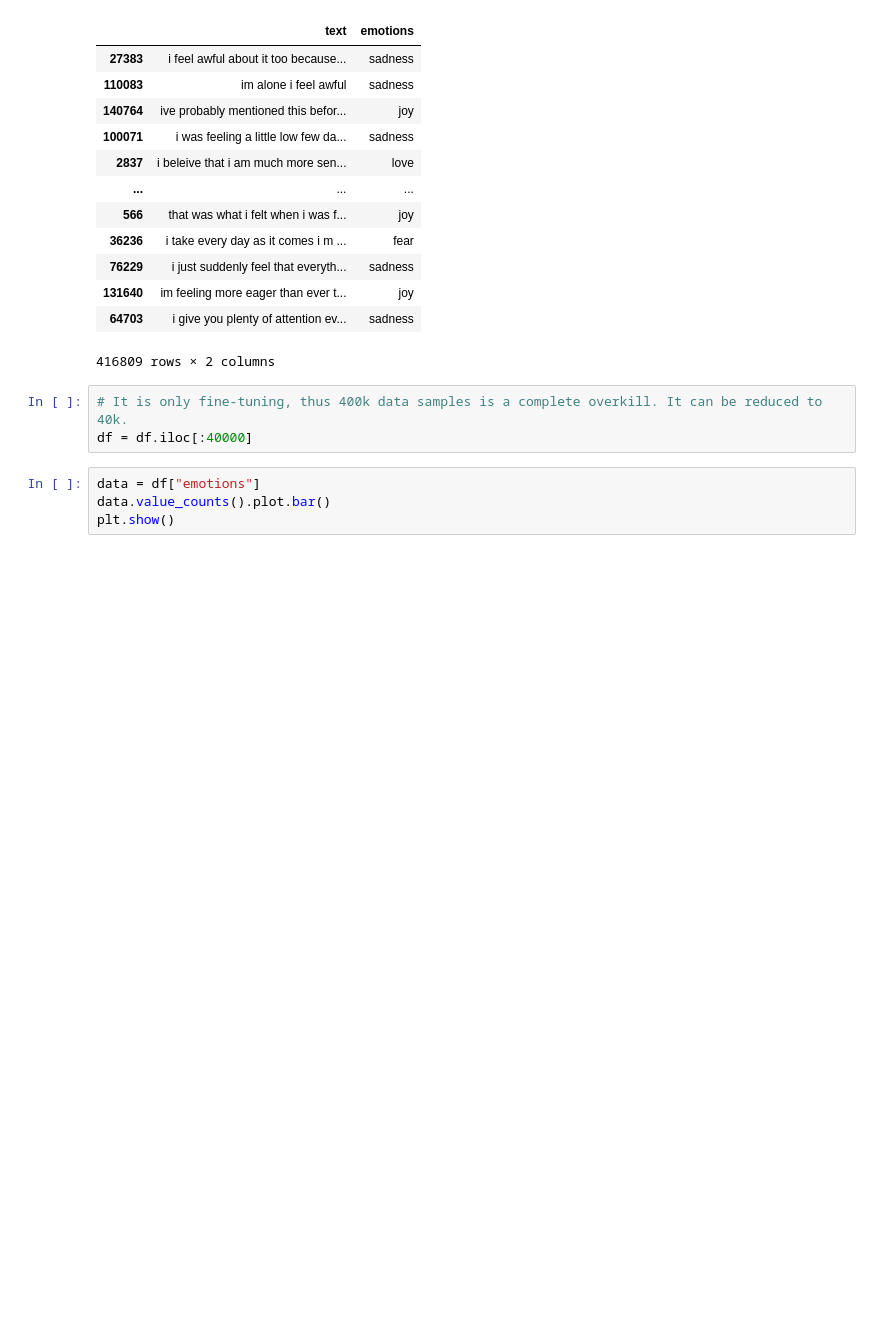
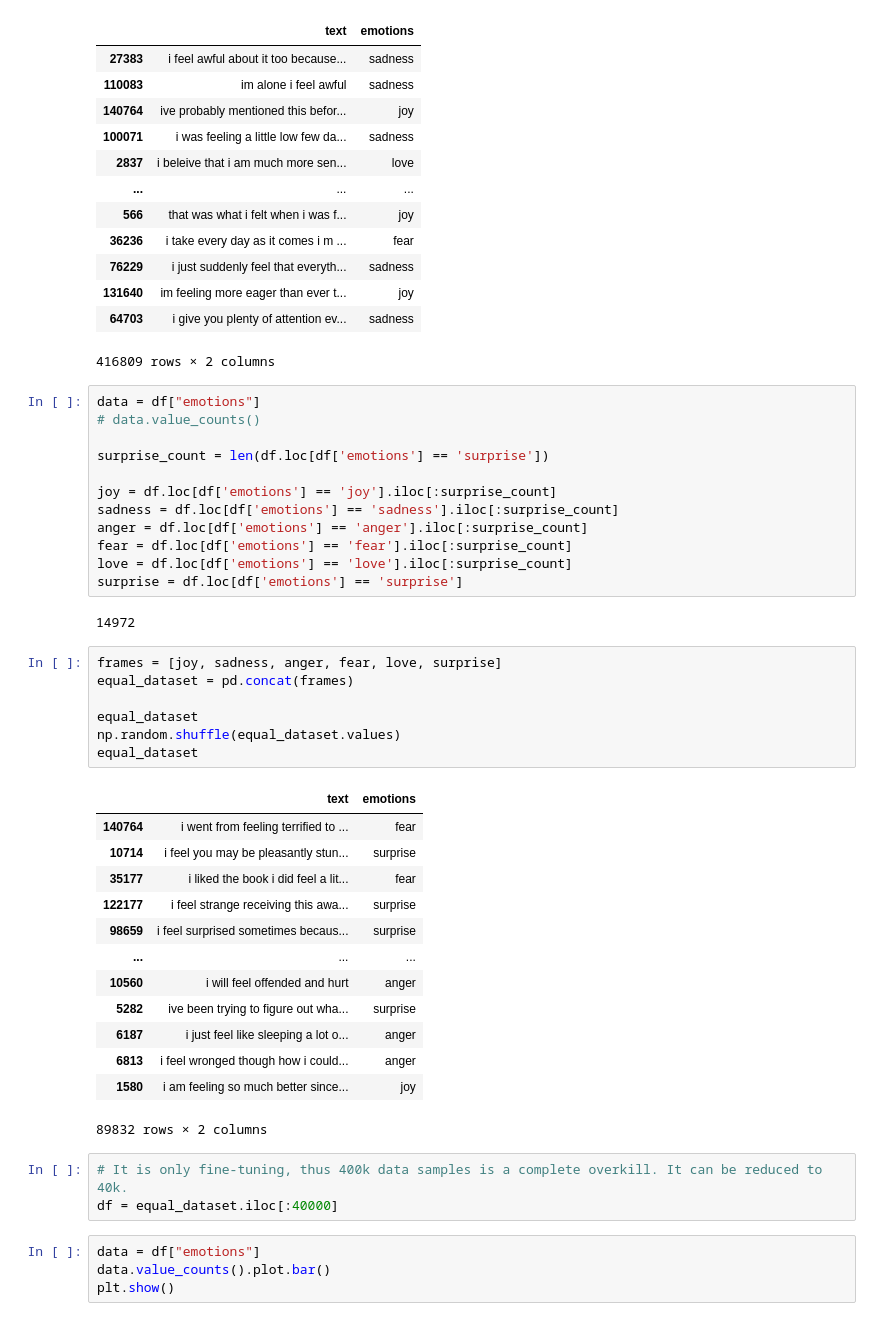
Before and after one commit to arsemi337/nlp-models, a Jupyter notebook: notebooks/emotions_eng_bert.ipynb, the cells around one changed output. Cells and saved outputs as stored; diff of their text form; blank space fills up the shorter version.

Commit message:
dataset with equal label proportions

```diff
--- a/notebooks/emotions_eng_bert.ipynb
+++ b/notebooks/emotions_eng_bert.ipynb
@@ -22,9 +22,44 @@ df
 | 131640 | im feeling more eager than ever t... | joy |
 | 64703 | i give you plenty of attention ev... | sadness |
 416809 rows × 2 columns
+# %%
+data = df["emotions"]
+# data.value_counts()
+
+surprise_count = len(df.loc[df['emotions'] == 'surprise'])
+
+joy = df.loc[df['emotions'] == 'joy'].iloc[:surprise_count]
+sadness = df.loc[df['emotions'] == 'sadness'].iloc[:surprise_count]
+anger = df.loc[df['emotions'] == 'anger'].iloc[:surprise_count]
+fear = df.loc[df['emotions'] == 'fear'].iloc[:surprise_count]
+love = df.loc[df['emotions'] == 'love'].iloc[:surprise_count]
+surprise = df.loc[df['emotions'] == 'surprise']
+# %% [output]
+14972
+# %%
+frames = [joy, sadness, anger, fear, love, surprise]
+equal_dataset = pd.concat(frames)
+
+equal_dataset
+np.random.shuffle(equal_dataset.values)
+equal_dataset
+# %% [output]
+|  | text | emotions |
+| 140764 | i went from feeling terrified to ... | fear |
+| 10714 | i feel you may be pleasantly stun... | surprise |
+| 35177 | i liked the book i did feel a lit... | fear |
+| 122177 | i feel strange receiving this awa... | surprise |
+| 98659 | i feel surprised sometimes becaus... | surprise |
+| ... | ... | ... |
+| 10560 | i will feel offended and hurt | anger |
+| 5282 | ive been trying to figure out wha... | surprise |
+| 6187 | i just feel like sleeping a lot o... | anger |
+| 6813 | i feel wronged though how i could... | anger |
+| 1580 | i am feeling so much better since... | joy |
+89832 rows × 2 columns
 # %%
 # It is only fine-tuning, thus 400k data samples is a complete overkill. It can be reduced to 40k.
-df = df.iloc[:40000]
+df = equal_dataset.iloc[:40000]
 # %%
 data = df["emotions"]
 data.value_counts().plot.bar()
```
Also changed, not shown: parts of 2 cells of this notebook.
